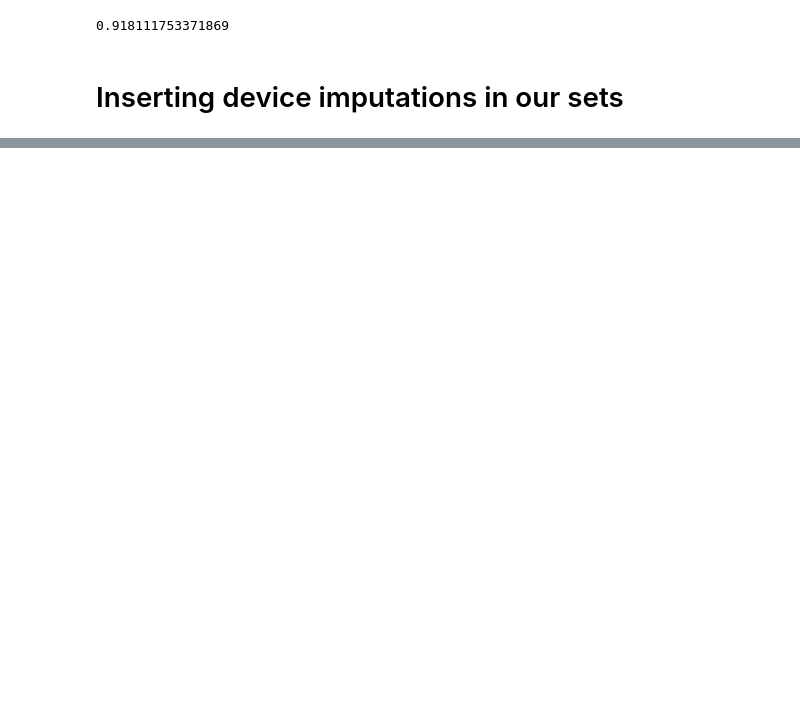
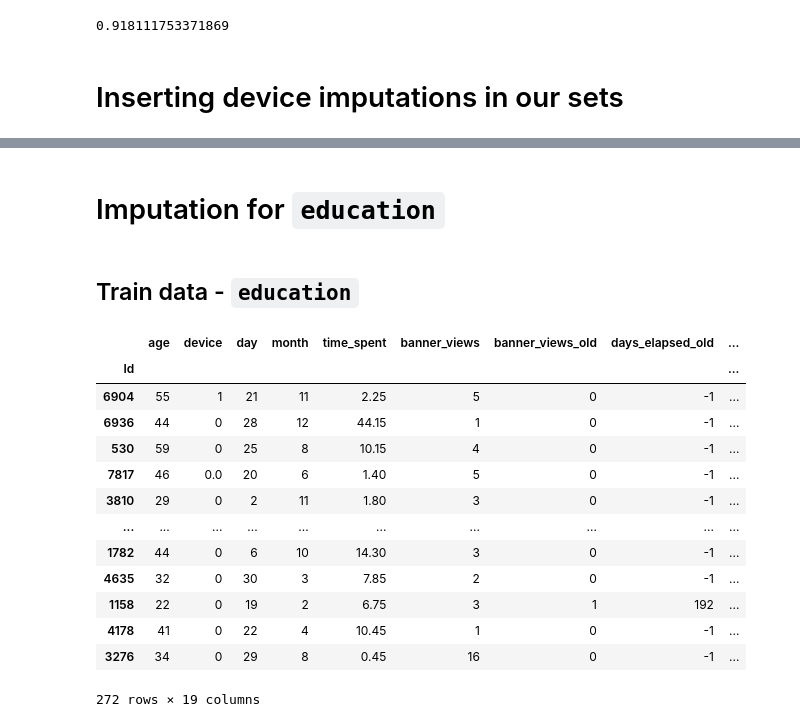
Before and after one commit to LuciaCam/ML_kaggle_competition, a Jupyter notebook: nas_imputations.ipynb, the cells around one changed output, grey strips where cells are left out. Cells and saved outputs as stored; diff of their text form; code cells hidden in the pictures; blank space fills up the shorter version.

Commit message:
trying imputation for education with 50% acc (sad)

```diff
--- a/nas_imputations.ipynb
+++ b/nas_imputations.ipynb
@@ -231,0 +184,24 @@ X_test
+# %% [markdown]
+# Imputation for `education`
+# %% [markdown]
+## Train data - `education`
+# %%
+X_tr_ed = X_train.drop(columns='job')
+X_tr_imp_ed = X_tr_ed[X_tr_ed['education'] == 'na'].drop(columns='education')
+#this is the data set that we need to predict and fuse with actual Training data for future imputation of "education"
+X_tr_imp_ed
+# %% [output]
+|  | age | device | day | month | time_spent | banner_views | banner_views_old | days_elapsed_old | ... |
+| Id |  |  |  |  |  |  |  |  | ... |
+| 6904 | 55 | 1 | 21 | 11 | 2.25 | 5 | 0 | -1 | ... |
+| 6936 | 44 | 0 | 28 | 12 | 44.15 | 1 | 0 | -1 | ... |
+| 530 | 59 | 0 | 25 | 8 | 10.15 | 4 | 0 | -1 | ... |
+| 7817 | 46 | 0.0 | 20 | 6 | 1.40 | 5 | 0 | -1 | ... |
+| 3810 | 29 | 0 | 2 | 11 | 1.80 | 3 | 0 | -1 | ... |
+| ... | ... | ... | ... | ... | ... | ... | ... | ... | ... |
+| 1782 | 44 | 0 | 6 | 10 | 14.30 | 3 | 0 | -1 | ... |
+| 4635 | 32 | 0 | 30 | 3 | 7.85 | 2 | 0 | -1 | ... |
+| 1158 | 22 | 0 | 19 | 2 | 6.75 | 3 | 1 | 192 | ... |
+| 4178 | 41 | 0 | 22 | 4 | 10.45 | 1 | 0 | -1 | ... |
+| 3276 | 34 | 0 | 29 | 8 | 0.45 | 16 | 0 | -1 | ... |
+272 rows × 19 columns
```
Also changed, not shown: parts of 22 cells of this notebook.
